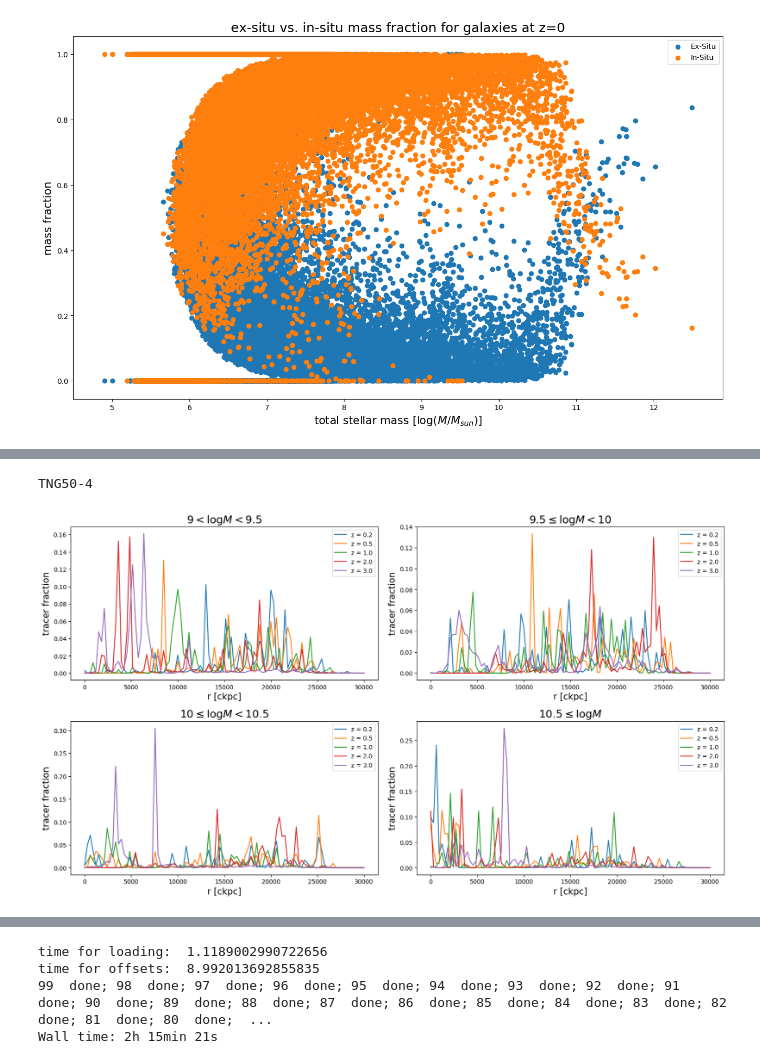
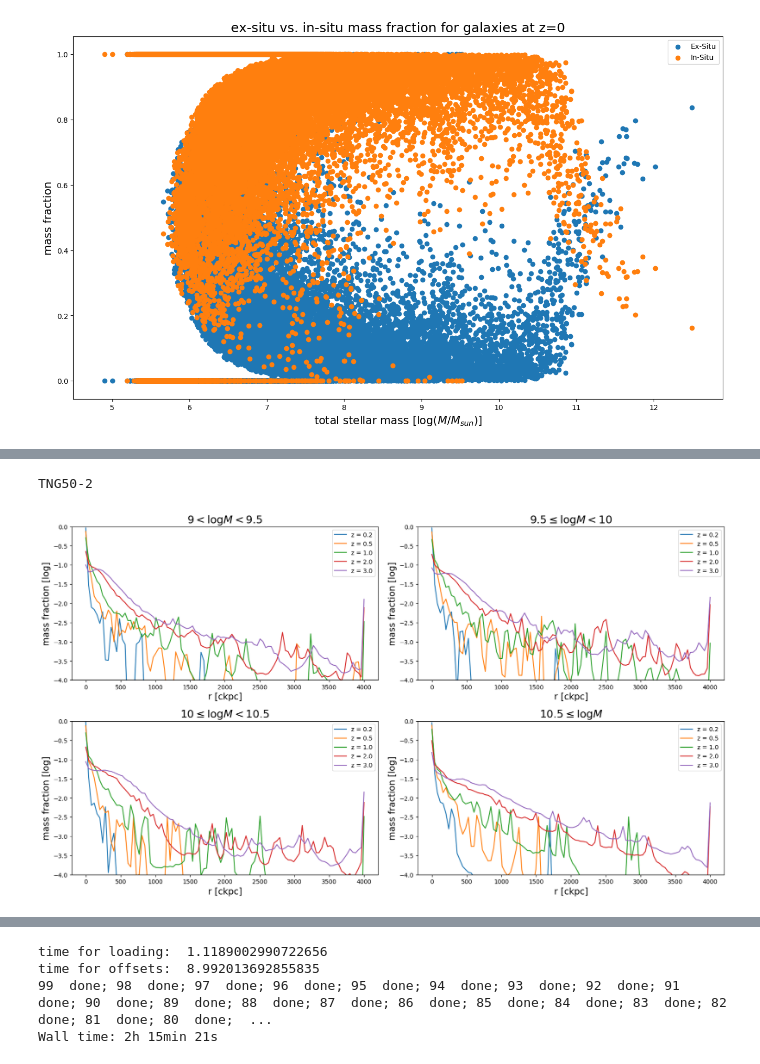
Before and after one commit to nelson-group/Ole_insitu_stars, a Jupyter notebook: final_plots.ipynb, the cells around one changed output, grey strips where cells are left out. Cells and saved outputs as stored; diff of their text form; code cells hidden in the pictures.

```diff
--- a/final_plots.ipynb
+++ b/final_plots.ipynb
@@ -158,44 +219,47 @@ for i in range(snaps.size):
     else:
         _, num[i,:,:],_,_,_ = AllTracerProfile_wMassBins(basePath,99,snaps[i],onlyGas = False)
 # %%
-# f = h5py.File('files/TNG50-2/rad_prof_mass_bins_tracer_frac.hdf5','w')
-# ds = f.create_dataset('bins',data = bins)
-# ds2 = f.create_dataset('redshift',data = z)
-# ds3 = f.create_dataset('values',data = num)
-# f.close()
+f = h5py.File('files/TNG50-2/rad_prof_mass_bins_tracer_frac.hdf5','w')
+ds = f.create_dataset('bins',data = bins)
+ds2 = f.create_dataset('redshift',data = z)
+ds3 = f.create_dataset('values',data = num)
+f.close()
 # %%
-f = h5py.File('files/TNG50-2/rad_prof_mass_bins_tracer_frac-400.hdf5','r')
-bins = f['bins'][:]
-z = f['redshift'][:]
-num = f['values'][:,:,:]
-f.close()
+# f = h5py.File('files/TNG50-2/rad_prof_mass_bins_tracer_frac-4000.hdf5','r')
+# bins = f['bins'][:]
+# z = f['redshift'][:]
+# num = f['values'][:,:,:]
+# f.close()
 
-basePath='/virgotng/universe/IllustrisTNG/TNG50-2/output'
-snaps = np.array([84,67,50,33,25])
+# basePath='/virgotng/universe/IllustrisTNG/TNG50-2/output'
+# snaps = np.array([84,67,50,33,25])
 # %%
 fig, ax = plt.subplots(2,2,constrained_layout=True)
 mask1 = (0,0)
 mask2 = (0,1)
 mask3 = (1,0)
 mask4 = (1,1)
 for i in range(snaps.size):
     for b in range(4):
         h = locals()['mask'+str(b+1)]
-        ax[h].plot(bins,num[i,b,:],label = f'z = {z[i]:.1f}')
+        ax[h].plot(bins,np.log10(num[i,b,:]),label = f'z = {z[i]:.1f}')
 
 for b in range(4):
     h = locals()['mask'+str(b+1)]
     ax[h].legend()
     ax[h].set_xlabel('r [ckpc]',size=15)
-    ax[h].set_ylabel('tracer fraction',size=15)
+    ax[h].set_ylabel('mass fraction [log]',size=15)
+    #ax[h].set_yscale('log')
+    ax[h].set_ylim(-4,0)
 ax[0,0].set_title('$9 < \log{M} < 9.5$',size=18)
 ax[0,1].set_title('$9.5 \leq \log{M} < 10$',size=18)
 ax[1,0].set_title('$10\leq\log{M} < 10.5$',size=18)
 ax[1,1].set_title('$10.5\leq\log{M}$',size=18)
+#plt.savefig('pics/rad_dist_profile_w_mass_bins_TNG50-2.jpg',format='jpg')
 print(basePath[32:39])
 # %% [output]
-TNG50-4
+TNG50-2
-[figure, old version]
+[figure, new version]
 # %%
 plt.plot(bins,num[0,0,:])
 # %% [output]
```
Also changed, not shown: parts of 13 cells of this notebook.
